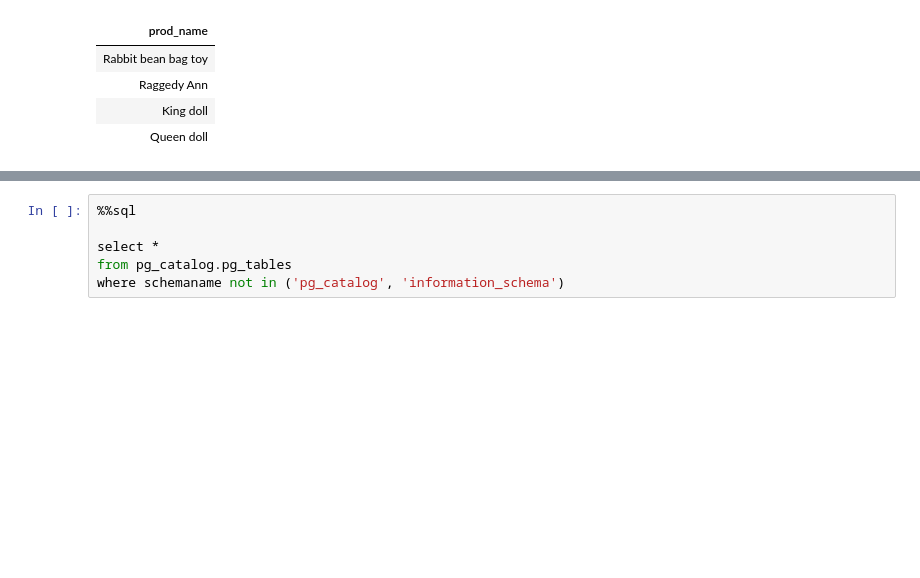
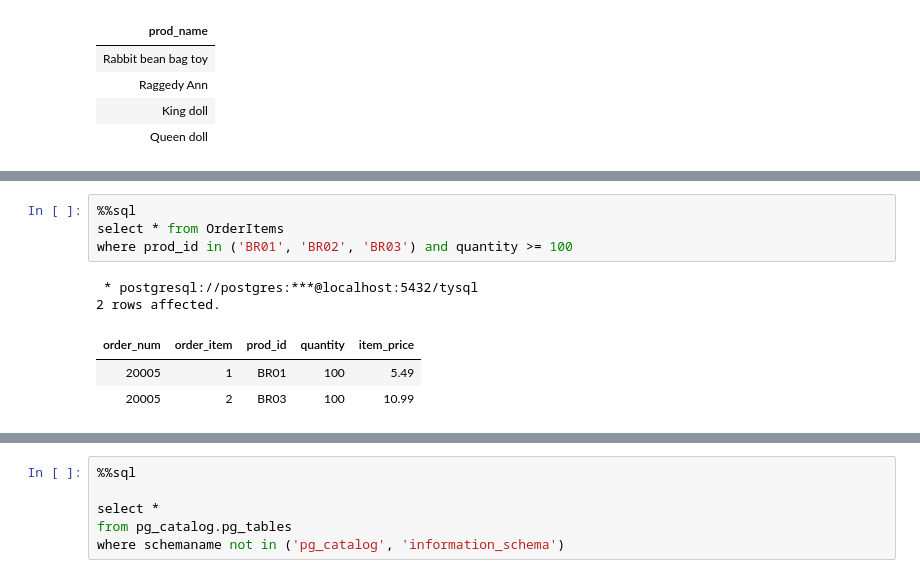
Before and after one commit to shouzheng/codes, a Jupyter notebook: SQL/select.ipynb, the cells around one changed output, grey strips where cells are left out. Saved outputs shown, nothing was run; the diff lists cells and outputs as text; blank space fills up the shorter version.

```diff
--- a/SQL/select.ipynb
+++ b/SQL/select.ipynb
@@ -111,0 +336,10 @@ limit 5 offset 5
+# %%
+%%sql
+select * from OrderItems
+where prod_id in ('BR01', 'BR02', 'BR03') and quantity >= 100
+# %% [output]
+ * postgresql://postgres:***@localhost:5432/tysql
+2 rows affected.
+| order_num | order_item | prod_id | quantity | item_price |
+| 20005 | 1 | BR01 | 100 | 5.49 |
+| 20005 | 2 | BR03 | 100 | 10.99 |
```
Also changed, not shown: parts of 27 cells of this notebook.
